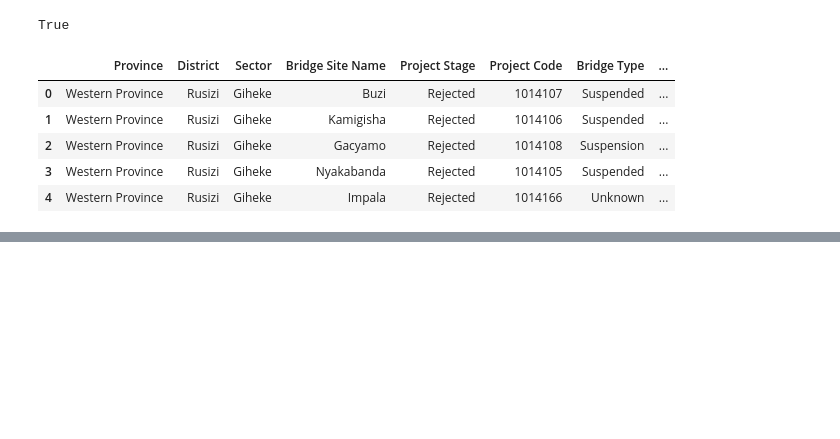
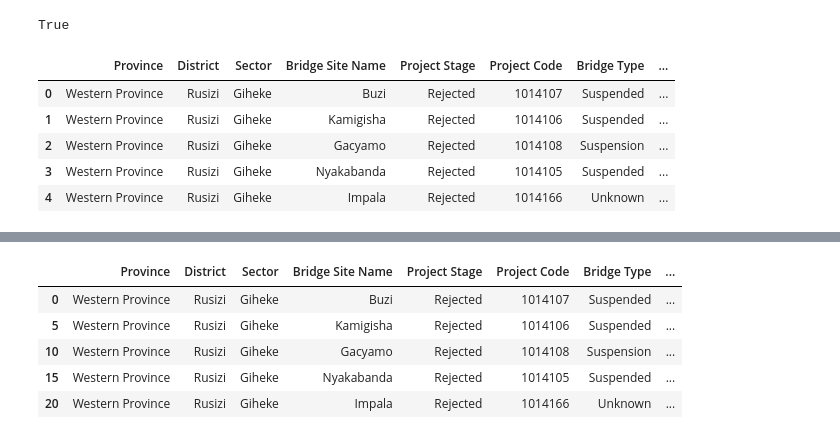
Before and after one commit to BloomTech-Labs/Labs25-Bridges_to_Prosperity-TeamC-ds, a Jupyter notebook: notebooks/merge_csvs.ipynb, the cells around one changed output, grey strips where cells are left out. Drawn from its saved outputs; the diff is of its cells as text; code cells hidden in the pictures; blank space fills up the shorter version.

```diff
--- a/notebooks/merge_csvs.ipynb
+++ b/notebooks/merge_csvs.ipynb
@@ -267,0 +375,9 @@ current_df.head()
+# %%
+final_df.head()
+# %% [output]
+|  | Province | District | Sector | Bridge Site Name | Project Stage | Project Code | Bridge Type | ... |
+| 0 | Western Province | Rusizi | Giheke | Buzi | Rejected | 1014107 | Suspended | ... |
+| 5 | Western Province | Rusizi | Giheke | Kamigisha | Rejected | 1014106 | Suspended | ... |
+| 10 | Western Province | Rusizi | Giheke | Gacyamo | Rejected | 1014108 | Suspension | ... |
+| 15 | Western Province | Rusizi | Giheke | Nyakabanda | Rejected | 1014105 | Suspended | ... |
+| 20 | Western Province | Rusizi | Giheke | Impala | Rejected | 1014166 | Unknown | ... |
```
Also changed, not shown: parts of 22 cells of this notebook.
